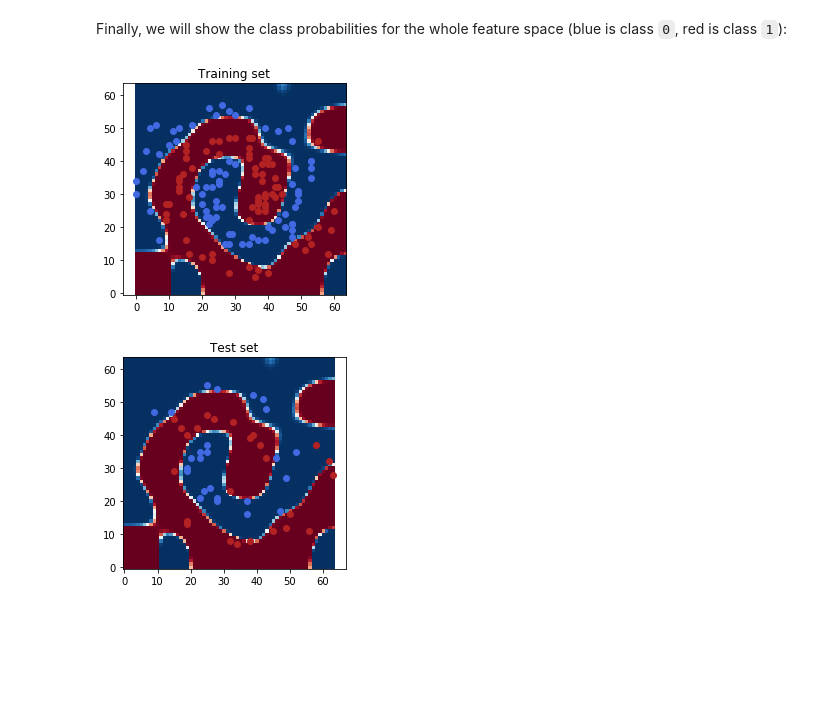
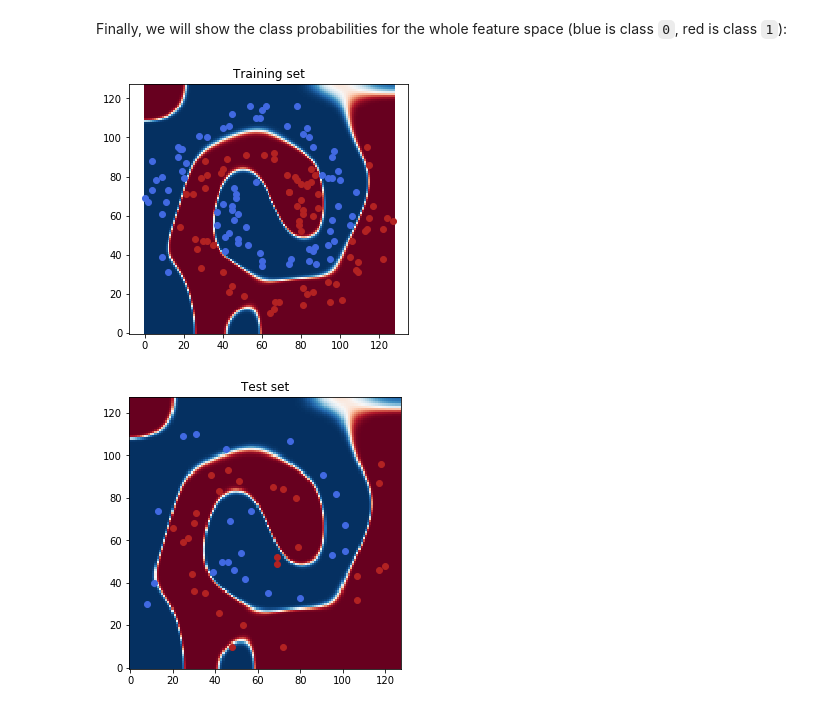
Before and after one commit to rballester/tntorch, a Jupyter notebook: tutorials/classification.ipynb, the cells around one changed output. Drawn from its saved outputs; the diff is of its cells as text; code cells hidden in the pictures; blank space fills up the shorter version.

```diff
--- a/tutorials/classification.ipynb
+++ b/tutorials/classification.ipynb
@@ -14,15 +14,15 @@ import matplotlib.pyplot as plt
 N = 2
 C = 2  # Number of classes
 P = 100  # Points per class
-c1 = torch.rand(P)*8+2
-c1 = c1[:, None]
-c1 = torch.cat([c1*torch.cos(c1), c1*torch.sin(c1)], dim=1)
-c1 += torch.randn(*c1.shape)/1.5
-c2 = -c1
+c0 = torch.rand(P)*8+2
+c0 = c0[:, None]
+c0 = torch.cat([c0*torch.cos(c0), c0*torch.sin(c0)], dim=1)
+c0 += torch.randn(*c0.shape)/1.5
+c1 = -c0
 
 plt.figure()
-plt.scatter(c1[:, 0], c1[:, 1], color='royalblue')
-plt.scatter(c2[:, 0], c2[:, 1], color='firebrick')
+plt.scatter(c0[:, 0], c0[:, 1], color='royalblue')
+plt.scatter(c1[:, 0], c1[:, 1], color='firebrick')
 plt.gca().set_aspect('equal', 'datalim')
 plt.title('Swiss roll (two classes)')
 plt.show()
@@ -31,7 +31,7 @@ plt.show()
 # %%
 # Assemble (X, y) data set
-X = torch.cat([c1, c2], dim=0)
-y = torch.cat([torch.zeros(len(c1)), torch.ones(len(c2))])
+X = torch.cat([c0, c1], dim=0)
+y = torch.cat([torch.zeros(len(c0)), torch.ones(len(c1))])
 
 # Shuffle data
 idx = np.random.permutation(len(X))
@@ -39,7 +39,7 @@ X = X[idx]
 y = y[idx]
 
 # Discretize features into [0, 1, ..., nticks-1]
-nticks = 64
+nticks = 128
 X = (X-X.min()) / (X.max()-X.min())
 X = X*(nticks-1)
 
@@ -101,19 +103,19 @@ Score: tensor(0.9400)
 # %% [markdown]
 Finally, we will show the class probabilities for the whole feature space (blue is class `0`, red is class `1`):
 # %%
-fig = plt.figure(figsize=(4, 4))
+fig = plt.figure(figsize=(5, 5))
 plt.title('Training set')
 plt.imshow(softmax(t.full())[..., 0].detach().numpy().T, origin='lower', cmap='RdBu')
 plt.scatter(X_train[y_train==0, 0], X_train[y_train==0, 1], color='royalblue')
 plt.scatter(X_train[y_train==1, 0], X_train[y_train==1, 1], color='firebrick')
 plt.show()
 
-fig = plt.figure(figsize=(4, 4))
+fig = plt.figure(figsize=(5, 5))
 plt.title('Test set')
 plt.imshow(softmax(t.full())[..., 0].detach().numpy().T, origin='lower', cmap='RdBu')
 plt.scatter(X_test[y_test==0, 0], X_test[y_test==0, 1], color='royalblue')
 plt.scatter(X_test[y_test==1, 0], X_test[y_test==1, 1], color='firebrick')
 plt.show()
 # %% [output]
-[figure, old version]
+[figure, new version]
-[figure, old version]
+[figure, new version]
```
Also changed, not shown: parts of 5 cells of this notebook.
